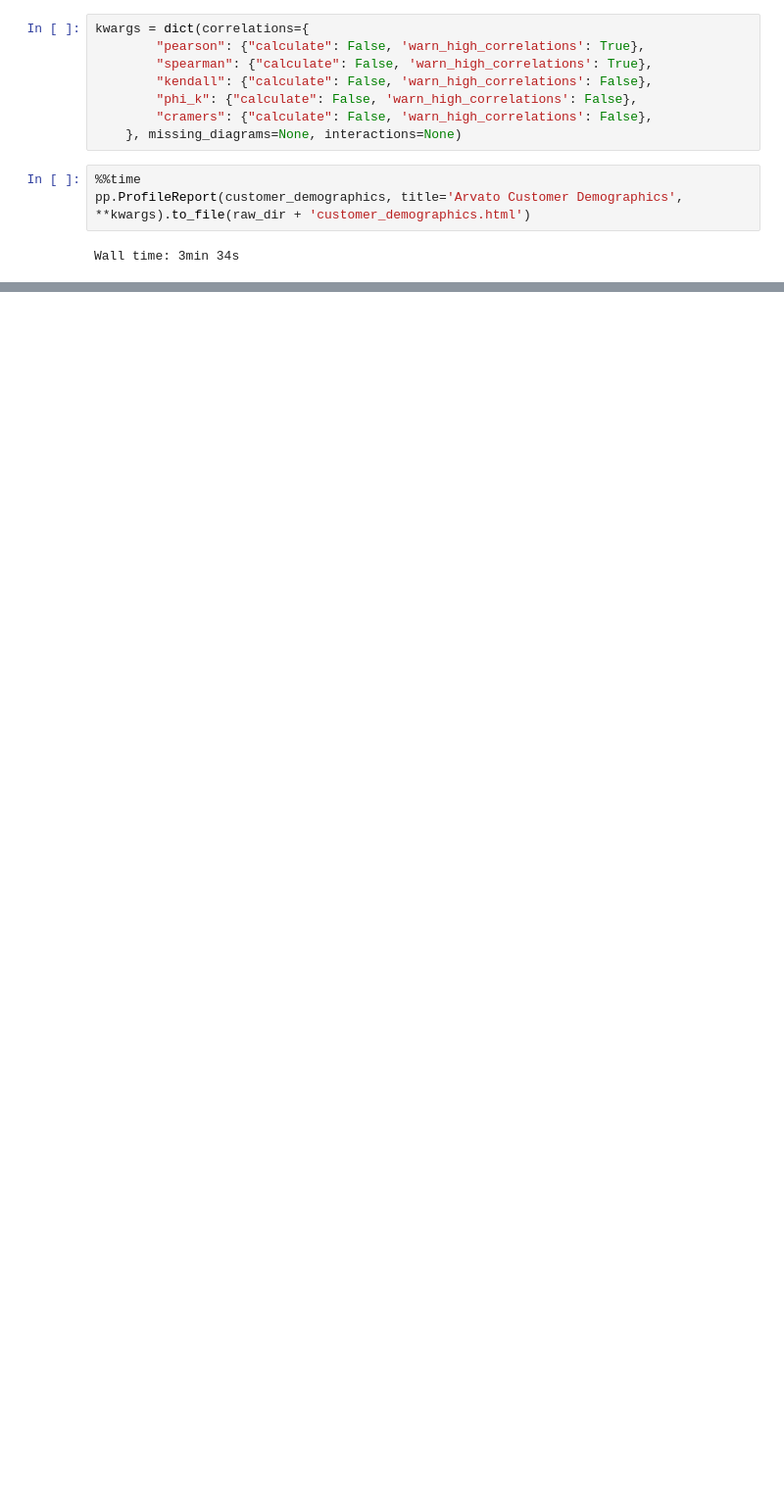
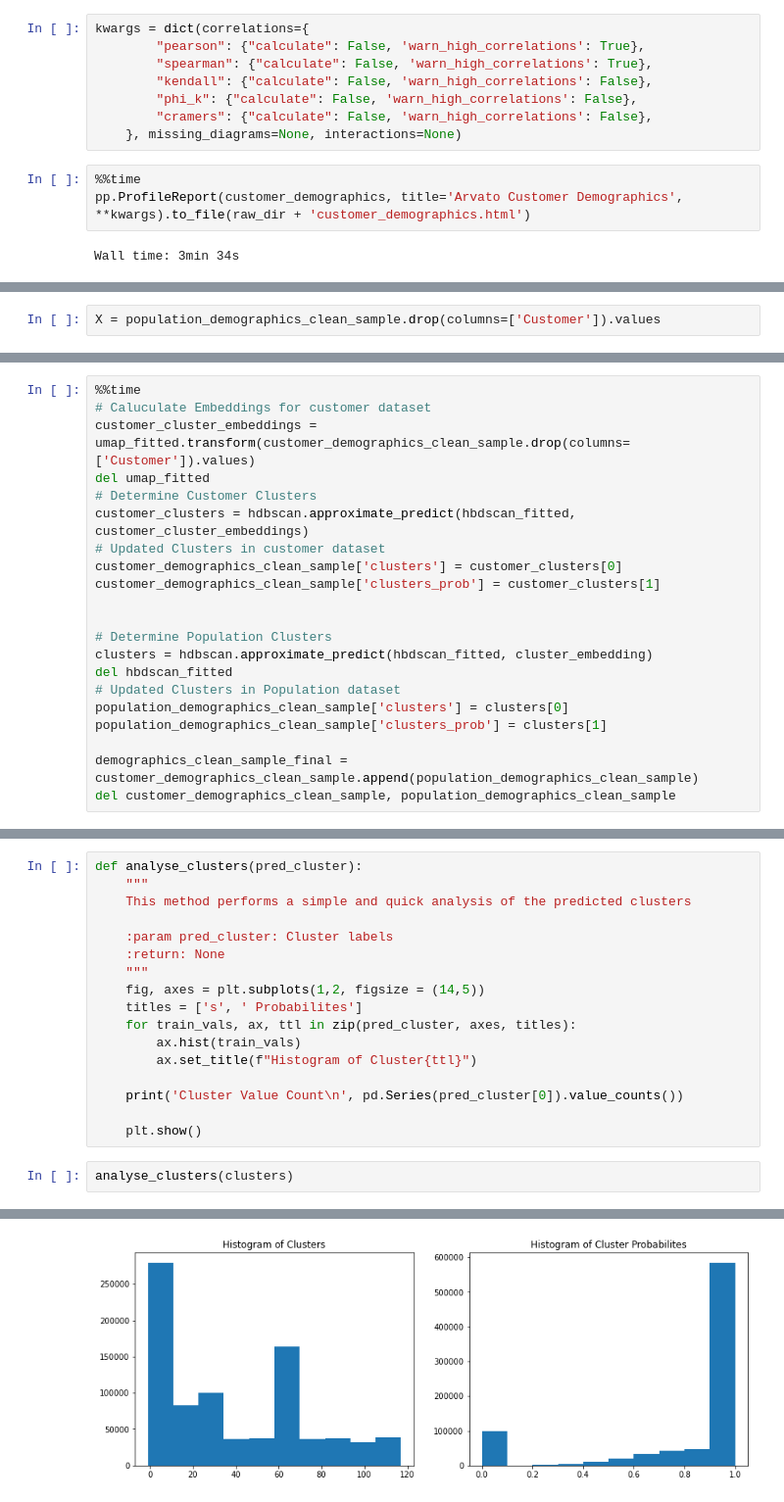
Before and after one commit to Mbugz1000/Customer-Segmentation-Report-for-Arvato-Financial-Services, a Jupyter notebook: src/Customer Segmentation Analysis.ipynb, the cells around one changed output, grey strips where cells are left out. Shown at 98% size. Cells and saved outputs as stored; diff of their text form; blank space fills up the shorter version.

```diff
--- a/src/Customer Segmentation Analysis.ipynb
+++ b/src/Customer Segmentation Analysis.ipynb
@@ -100,0 +203,2 @@ MemoryError: Unable to allocate 6.80 MiB for an array with shape (891221,) and d
+# %%
+X = population_demographics_clean_sample.drop(columns=['Customer']).values
@@ -100,0 +263,21 @@ MemoryError: Unable to allocate 6.80 MiB for an array with shape (891221,) and d
+# %%
+%%time
+# Caluculate Embeddings for customer dataset
+customer_cluster_embeddings = umap_fitted.transform(customer_demographics_clean_sample.drop(columns=['Customer']).values)
+del umap_fitted
+# Determine Customer Clusters
+customer_clusters = hdbscan.approximate_predict(hbdscan_fitted, customer_cluster_embeddings)
+# Updated Clusters in customer dataset
+customer_demographics_clean_sample['clusters'] = customer_clusters[0]
+customer_demographics_clean_sample['clusters_prob'] = customer_clusters[1]
+
+
+# Determine Population Clusters
+clusters = hdbscan.approximate_predict(hbdscan_fitted, cluster_embedding)
+del hbdscan_fitted
+# Updated Clusters in Population dataset
+population_demographics_clean_sample['clusters'] = clusters[0]
+population_demographics_clean_sample['clusters_prob'] = clusters[1]
+
+demographics_clean_sample_final = customer_demographics_clean_sample.append(population_demographics_clean_sample)
+del customer_demographics_clean_sample, population_demographics_clean_sample
@@ -100,0 +334,20 @@ MemoryError: Unable to allocate 6.80 MiB for an array with shape (891221,) and d
+# %%
+def analyse_clusters(pred_cluster):
+    """
+    This method performs a simple and quick analysis of the predicted clusters
+
+    :param pred_cluster: Cluster labels
+    :return: None
+    """
+    fig, axes = plt.subplots(1,2, figsize = (14,5))
+    titles = ['s', ' Probabilites']
+    for train_vals, ax, ttl in zip(pred_cluster, axes, titles):
+        ax.hist(train_vals)
+        ax.set_title(f"Histogram of Cluster{ttl}")
+
+    print('Cluster Value Count\n', pd.Series(pred_cluster[0]).value_counts())
+
+    plt.show()
+# %%
+analyse_clusters(clusters)
+# %% [output]
@@ -100,0 +367 @@ MemoryError: Unable to allocate 6.80 MiB for an array with shape (891221,) and d
+[figure, added]
```
Also changed, not shown: parts of 82 cells of this notebook, 5 other files.
